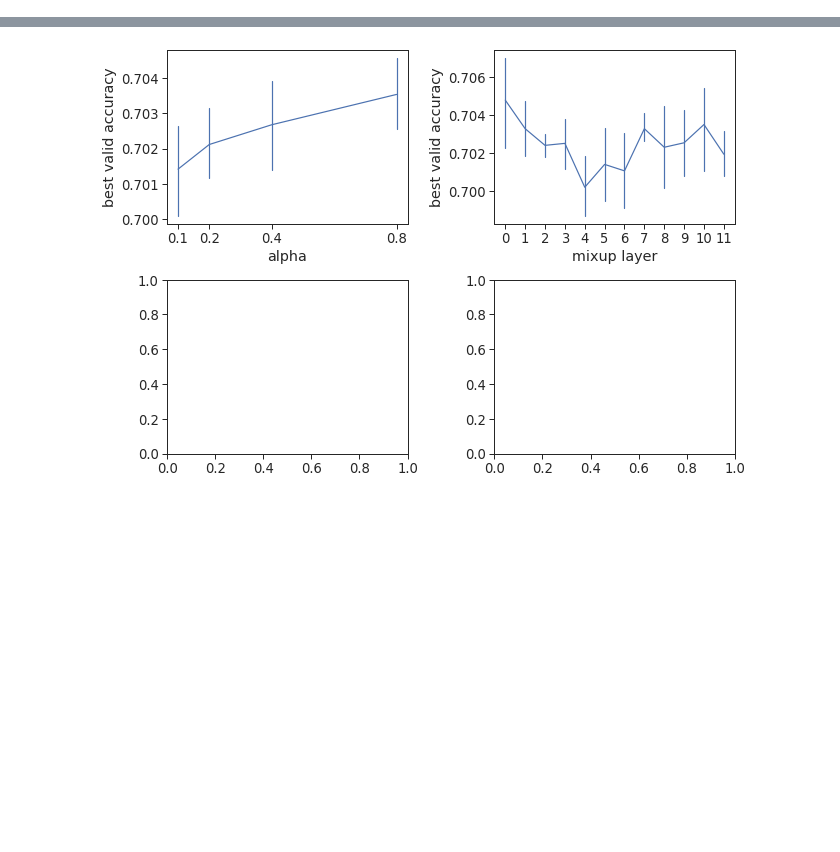
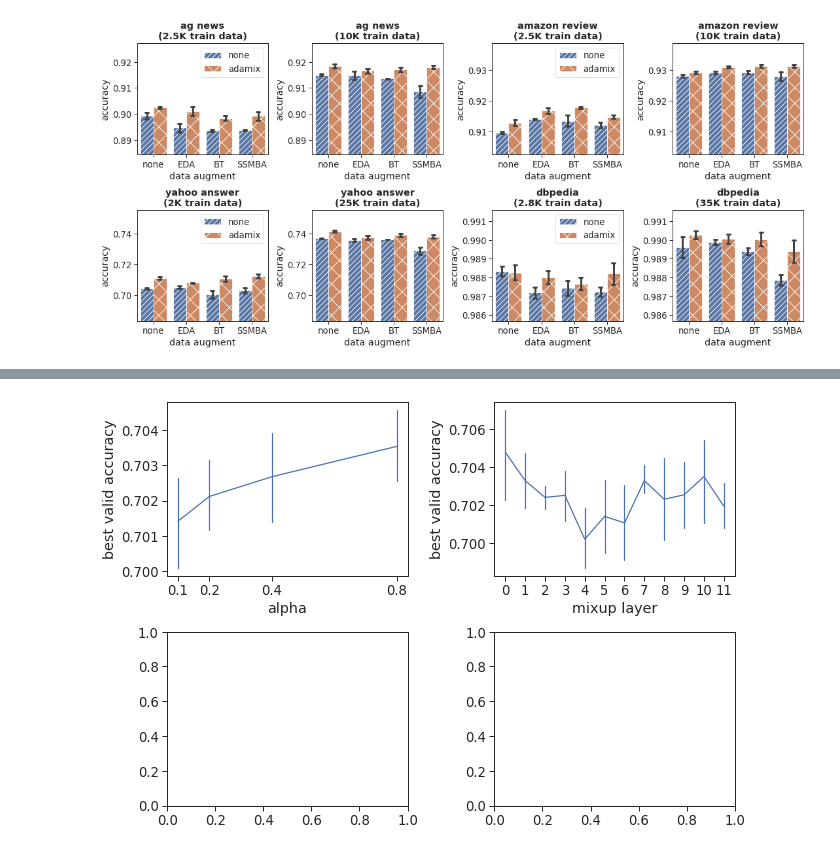
Before and after one commit to sh0416/oommix, a Jupyter notebook: draw.ipynb, the cells around one changed output, grey strips where cells are left out. Cells and saved outputs as stored; diff of their text form; code cells hidden in the pictures; blank space fills up the shorter version.

```diff
--- a/draw.ipynb
+++ b/draw.ipynb
@@ -23,0 +6,8 @@ plt.show()
+# %%
+exp2_df = pd.read_csv(os.path.join("res", "exp2.csv"),
+                      names=["dataset", "train data", "data augment", "augment", "seed", "accuracy"],
+                      header=0,
+                      na_values="#DIV/0!")
+exp2_df = exp2_df.astype({"accuracy": "float32"})
+exp2_df["data augment"] = exp2_df["data augment"].replace("backtranslate", "BT")
+exp2_df
@@ -23,0 +28,57 @@ plt.show()
+# %%
+from itertools import cycle
+
+sns.set_theme(context="paper", style="ticks", font_scale=1.5)
+fit, axes = plt.subplots(figsize=(15, 7), nrows=2, ncols=4, constrained_layout=True)
+
+def f(df, ax):
+    sns.barplot(x="data augment", y="accuracy", hue="augment", ci="sd", data=df, ax=ax, errwidth=3, capsize=.1)
+    hatches = cycle(["///", "x", "O"])
+    num_augment = len(df["data augment"].unique())
+    for i, p in enumerate(ax.patches):
+        if i % num_augment == 0:
+            h = next(hatches)
+        p.set_hatch(h)
+    ax.legend(loc='best')
+
+
+f(exp2_df[(exp2_df["dataset"] == "ag_news") & (exp2_df["train data"] == 2500)], axes[0, 0])
+f(exp2_df[(exp2_df["dataset"] == "ag_news") & (exp2_df["train data"] == 10000)], axes[0, 1])
+f(exp2_df[(exp2_df["dataset"] == "amazon_review") & (exp2_df["train data"] == 2500)], axes[0, 2])
+f(exp2_df[(exp2_df["dataset"] == "amazon_review") & (exp2_df["train data"] == 10000)], axes[0, 3])
+f(exp2_df[(exp2_df["dataset"] == "yahoo_answer") & (exp2_df["train data"] == 2000)], axes[1, 0])
+f(exp2_df[(exp2_df["dataset"] == "yahoo_answer") & (exp2_df["train data"] == 25000)], axes[1, 1])
+f(exp2_df[(exp2_df["dataset"] == "dbpedia") & (exp2_df["train data"] == 2800)], axes[1, 2])
+f(exp2_df[(exp2_df["dataset"] == "dbpedia") & (exp2_df["train data"] == 35000)], axes[1, 3])
+
+axes[0, 0].set_title("ag news\n(2.5K train data)", fontweight='bold')
+axes[0, 1].set_title("ag news\n(10K train data)", fontweight='bold')
+axes[0, 2].set_title("amazon review\n(2.5K train data)", fontweight='bold')
+axes[0, 3].set_title("amazon review\n(10K train data)", fontweight='bold')
+axes[1, 0].set_title("yahoo answer\n(2K train data)", fontweight='bold')
+axes[1, 1].set_title("yahoo answer\n(25K train data)", fontweight='bold')
+axes[1, 2].set_title("dbpedia\n(2.8K train data)", fontweight='bold')
+axes[1, 3].set_title("dbpedia\n(35K train data)", fontweight='bold')
+
+
+def adjust_range(df, axes):
+    minv = df["accuracy"].min()
+    maxv = df["accuracy"].max()
+    for ax in axes:
+        ax.set(ylim=(minv-0.3*(maxv-minv), maxv+0.3*(maxv-minv)))
+
+adjust_range(exp2_df[(exp2_df["dataset"] == "ag_news")], [axes[0, 0], axes[0, 1]])
+adjust_range(exp2_df[(exp2_df["dataset"] == "amazon_review")], [axes[0, 2], axes[0, 3]])
+adjust_range(exp2_df[(exp2_df["dataset"] == "yahoo_answer")], [axes[1, 0], axes[1, 1]])
+adjust_range(exp2_df[(exp2_df["dataset"] == "dbpedia")], [axes[1, 2], axes[1, 3]])
+
+
+axes[0, 1].legend([],[], frameon=False)
+axes[0, 3].legend([],[], frameon=False)
+axes[1, 1].legend([],[], frameon=False)
+axes[1, 3].legend([],[], frameon=False)
+
+
+plt.savefig(os.path.join("res", "exp2.png"))
+# %% [output]
+[figure, added]
```
Also changed, not shown: parts of 15 cells of this notebook, 4 other files.
